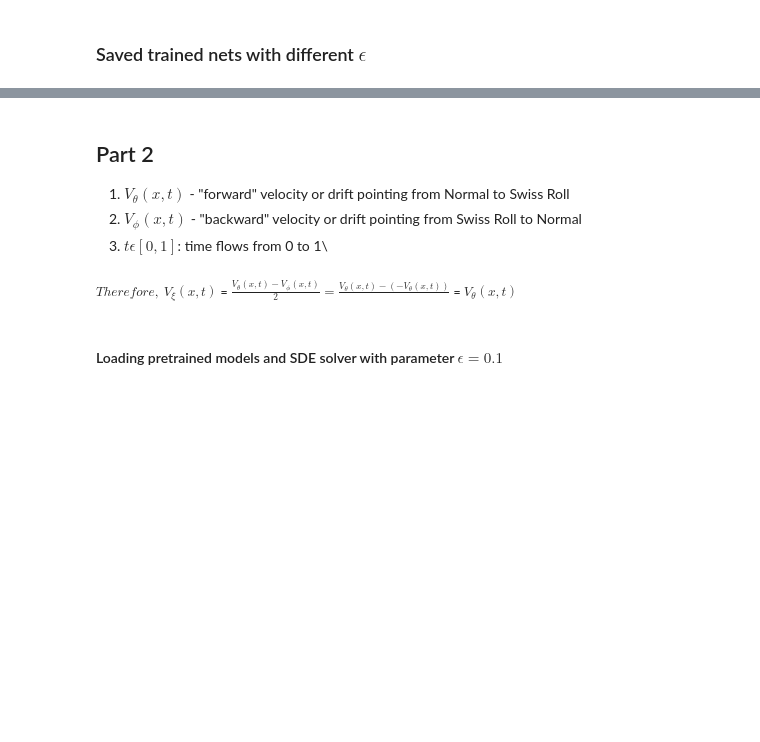
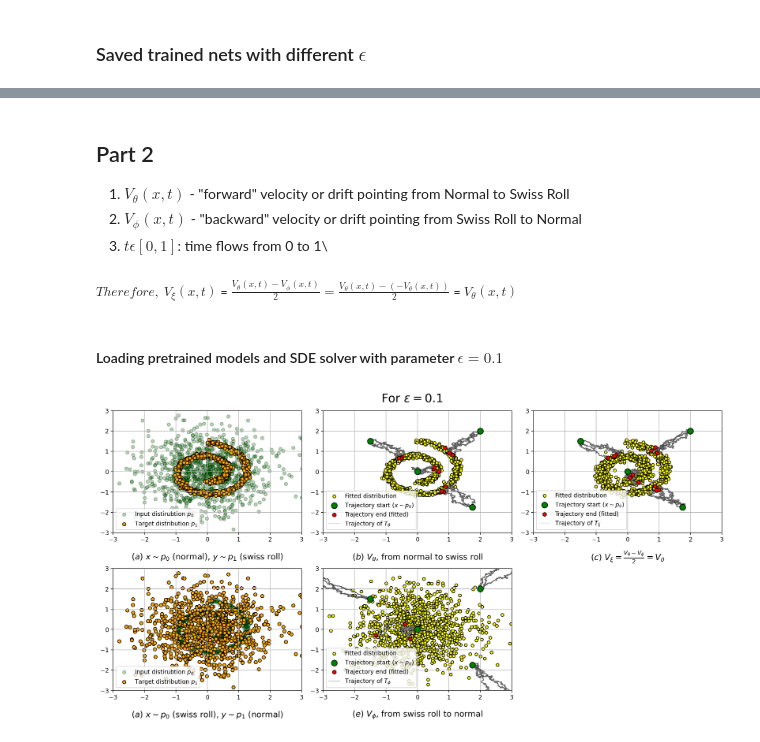
Before and after one commit to WladGrm/Bridge_Matching, a Jupyter notebook: notebooks/Bridge matching part.ipynb, the cells around one changed output, grey strips where cells are left out. Cells and saved outputs as stored; diff of their text form; code cells hidden in the pictures; blank space fills up the shorter version.

```diff
--- a/notebooks/Bridge matching part.ipynb
+++ b/notebooks/Bridge matching part.ipynb
@@ -214,7 +214,7 @@ fig.tight_layout(pad=0.1)
 1. $V_{\theta}(x,t)$ - "forward" velocity or drift pointing from Normal to Swiss Roll
 2. $V_{\phi}(x,t)$ - "backward" velocity or drift pointing from Swiss Roll to Normal
 3. $t{\epsilon}[0,1]$:  time flows from 0 to 1\
-##### $Therefore,$ $V_{\xi}(x,t)$ = $\frac{V_{\theta}(x,t) - V_{\phi}(x,t)}{2} = \frac{V_{\theta}(x,t) - (-V_{\theta}(x,t))}{}$ = $V_{\theta}(x,t)$
+##### $Therefore,$ $V_{\xi}(x,t)$ = $\frac{V_{\theta}(x,t) - V_{\phi}(x,t)}{2} = \frac{V_{\theta}(x,t) - (-V_{\theta}(x,t))}{2}$ = $V_{\theta}(x,t)$
 # %% [markdown]
 #### Loading pretrained models and SDE solver with parameter $\epsilon = 0.1$
 # %%
@@ -225,7 +225,7 @@ solver= SDE_Solver(steps=STEPS, eps=1e-1, device=DEVICE)
 # %%
 import matplotlib.pyplot as plt
 
-fig, axes = plt.subplots(2, 3, figsize=(15, 6.75), dpi=200)
+fig, axes = plt.subplots(2, 3, figsize=(15, 8), dpi=200)
 
 axes = axes.flatten()
 
@@ -279,30 +279,32 @@ for i in range(0,5):
                 c="g", s=100, edgecolors="black", label = r"Trajectory start ($x \sim p_0$)", zorder=3)
         axes[i].scatter(traj_list_2[i][:, -1, 0], traj_list_2[i][:, -1, 1],
                 c="red", s=40, edgecolors="black", label = r"Trajectory end (fitted)", zorder=3)
 
         for j in range(12):
             axes[i].plot(traj_list_2[i][j, ::1, 0], traj_list_2[i][j, ::1, 1], "black", markeredgecolor="black",
                 linewidth=1, zorder=2)
             if j == 0:
                 axes[i].plot(traj_list_2[i][j, ::1, 0], traj_list_2[i][j, ::1, 1], "grey", markeredgecolor="black",
                     linewidth=0.5, zorder=2, label=label_t[i])
             else:
                 axes[i].plot(traj_list_2[i][j, ::1, 0], traj_list_2[i][j, ::1, 1], "grey", markeredgecolor="black",
                     linewidth=0.5, zorder=2)
 
 # Remove the sixth subplot
 axes[5].axis('off')
 
 
 titles = [r"$(a)$ $x \sim p_0$ (normal), $y \sim p_1$ (swiss roll)", r"$(b)$ $V_\theta$, from normal to swiss roll", r"$(c)$ $V_\xi = \frac{V_\theta - V_\phi}{2} = V_\theta$",
           r"$(a)$ $x \sim p_0$ (swiss roll), $y \sim p_1$ (normal)", r"$(e)$ $V_\phi$, from swiss roll to normal"]
 
 for ax, title in zip (axes, titles):
     ax.set_xlim([-3, 3])
     ax.set_ylim([-3, 3])
     ax.legend(loc="lower left")
     ax.text(0.5, -0.2, title, ha='center', va='center', transform=ax.transAxes, fontsize=14)
 
 fig.suptitle(r'For $\epsilon = 0.1$', fontsize=20)
 
 fig.tight_layout(pad=0.9)
+# %% [output]
+[figure, added]
```
Also changed, not shown: parts of 3 cells of this notebook.
